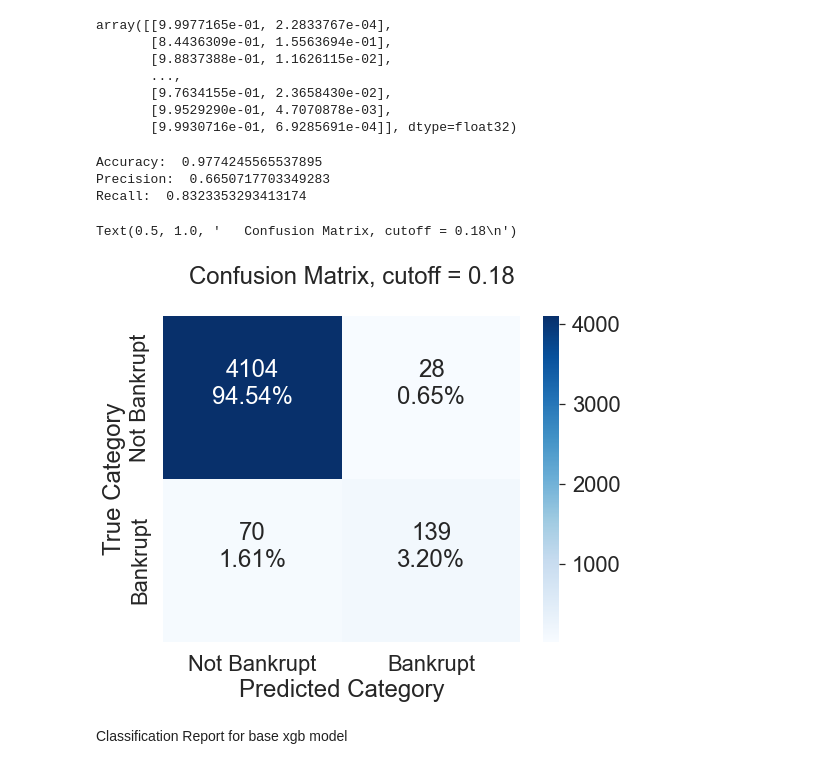
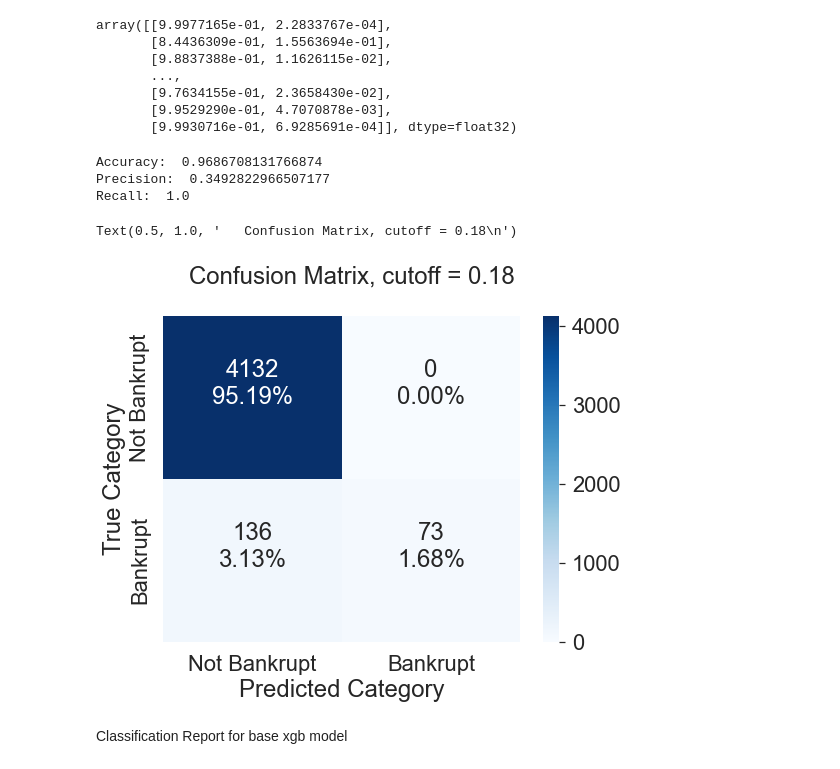
Before and after one commit to rickfontenot/QTW, a Jupyter notebook: Case Study 4/case4_rick_smote.ipynb, the cells around one changed output. Saved outputs shown, nothing was run; the diff lists cells and outputs as text; code cells hidden in the pictures.

```diff
--- a/Case Study 4/case4_rick_smote.ipynb
+++ b/Case Study 4/case4_rick_smote.ipynb
@@ -298,3 +310,14 @@ Parameters currently in use:
  'random_state': None,
  'verbose': 0,
  'warm_start': False}
+# %%
+rf = RandomForestClassifier()
+
+training_model = rf.fit(X_train,y_train)
+rf_validation_predictions = training_model.predict(X_validation)
+
+print(rf_validation_predictions)
+
+print("Validation Set Accuracy: ", accuracy_score(y_validation, rf_validation_predictions))
+print("Validation Set Precision: ", precision_score(y_validation, rf_validation_predictions))
+print("Validation Set Recall: ", recall_score(y_validation, rf_validation_predictions))
@@ -662,27 +746,27 @@ array([[9.9977165e-01, 2.2833767e-04],
        [9.9529290e-01, 4.7070878e-03],
        [9.9930716e-01, 6.9285691e-04]], dtype=float32)
 # %%
-cutoff=0.47
-
+cutoff=0.94
+XGBC_final_proba = XGBC_final.predict_proba(X_validation)
 XGBC_class1_pred0_5 = pd.DataFrame(XGBC_final_proba[:,1:2])
 
 
 XGBC_class1_pred0_5[XGBC_class1_pred0_5<cutoff]=0
 XGBC_class1_pred0_5[XGBC_class1_pred0_5>=cutoff]=1
 
 print("Accuracy: ",accuracy_score(XGBC_class1_pred0_5,y_validation))
 print("Precision: ",precision_score(XGBC_class1_pred0_5,y_validation))
 print("Recall: ",recall_score(XGBC_class1_pred0_5,y_validation))
 
 cm = confusion_matrix(y_validation,XGBC_class1_pred0_5)
 plot_confusion(cm)
 plt.title('   Confusion Matrix, cutoff = 0.18\n')
 # %% [output]
-Accuracy:  0.9774245565537895
-Precision:  0.6650717703349283
-Recall:  0.8323353293413174
+Accuracy:  0.9686708131766874
+Precision:  0.3492822966507177
+Recall:  1.0
 Text(0.5, 1.0, '   Confusion Matrix, cutoff = 0.18\n')
-[figure, old version]
+[figure, new version]
 # %% [markdown]
 Classification Report for base xgb model
 # %%
```
Also changed, not shown: parts of 16 cells of this notebook, 14 other files.
